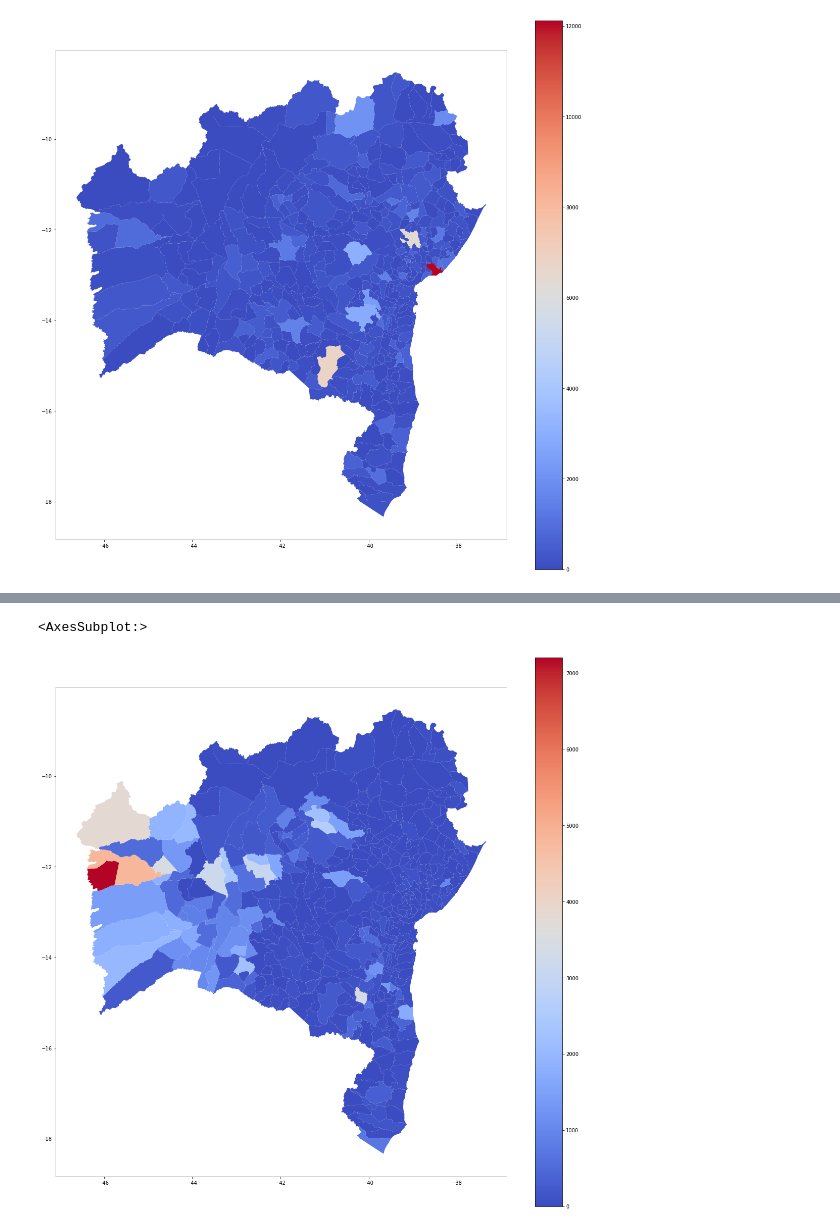
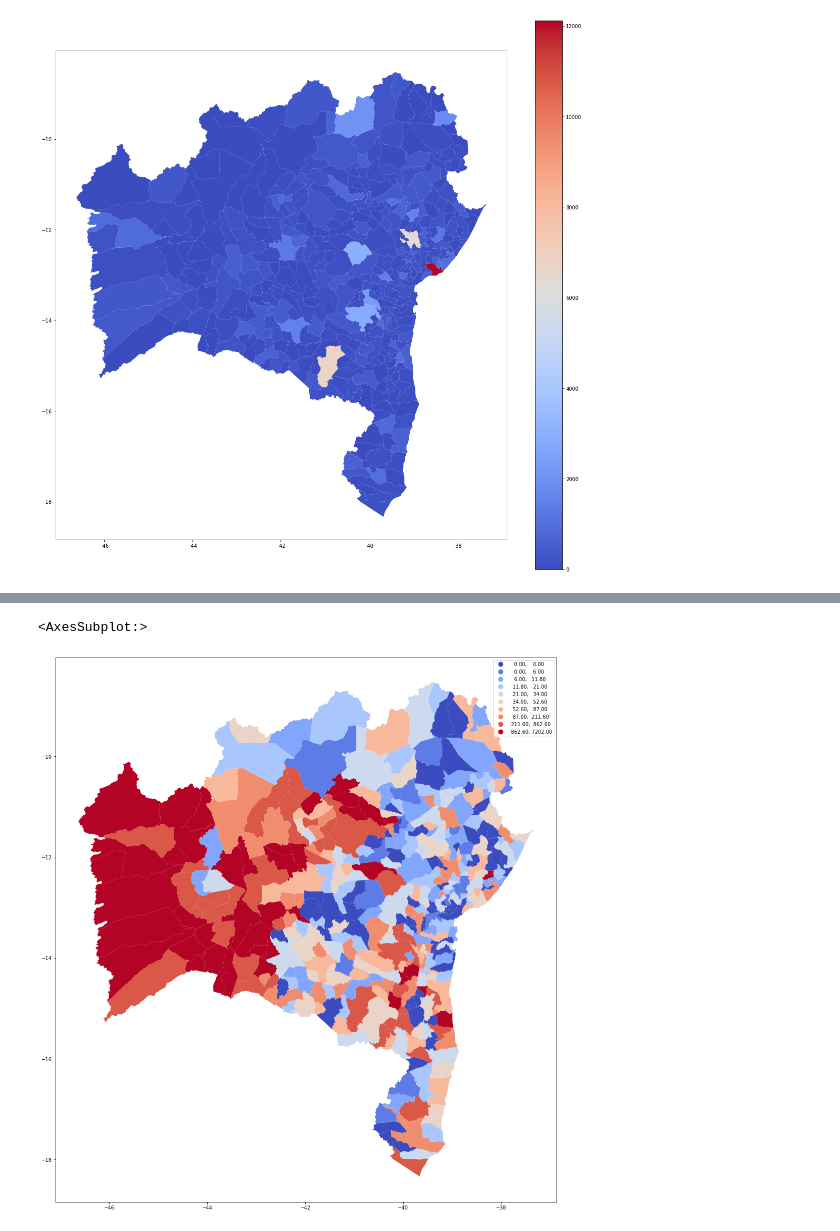
Before and after one commit to MatBrands/Modelagem-ArboBA, a Jupyter notebook: georef/static.ipynb, the cells around one changed output, grey strips where cells are left out. Drawn from its saved outputs; the diff is of its cells as text; code cells hidden in the pictures.

```diff
--- a/georef/static.ipynb
+++ b/georef/static.ipynb
@@ -54,2 +56,8 @@ bahia.head()
+# %%
+nc = math.ceil( 1 + 3.322 * math.log(len(bahia), 10) )
+intervalo = []
+for i in range (nc):
+    intervalo.append(bahia[f"{ano_plotado}"].quantile(nc * i/100))
+intervalo = sorted(set(intervalo))
 # %%
 plt.rcParams["figure.figsize"] = (10, 10)
@@ -118,10 +91,13 @@ bahia.head()
-# %%
-bahia["Casos_100.000hab"] = 0
-# %%
-for i in range (len(bahia)):
-    bahia.loc[i, "Casos_100.000hab"] = round(bahia.iloc[i, 13]/bahia.iloc[i, 14] * 100000, 0)
+# %%
+bahia["Casos_100.000hab"] = round(bahia.iloc[:, 13]/bahia.iloc[:, 14] * 100000, 0)
+
+intervalo = []
+for i in range (nc):
+    intervalo.append(bahia["Casos_100.000hab"].quantile(nc * i/100))
+
+intervalo = sorted(set(intervalo))
 # %%
-bahia.plot(column="Casos_100.000hab", cmap='coolwarm', linewidth=1, legend=True)
+bahia.plot(column="Casos_100.000hab", scheme='user_defined', classification_kwds={'bins':intervalo}, cmap='coolwarm', linewidth=1, legend=True)
 # %% [output]
 <AxesSubplot:>
-[figure, old version]
+[figure, new version]
```
Also changed, not shown: parts of 12 cells of this notebook.
